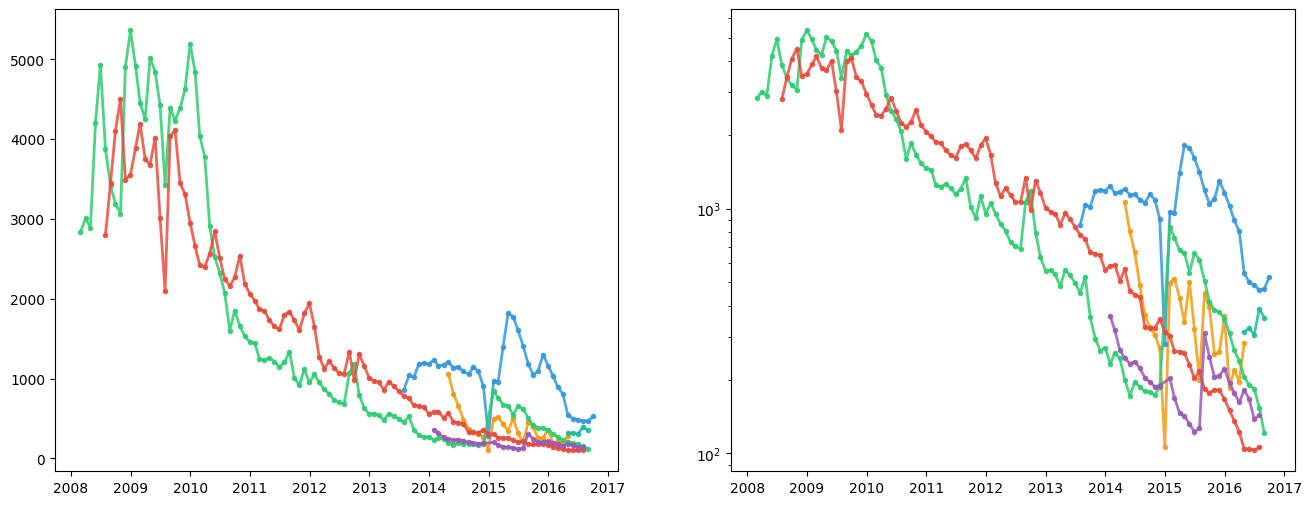
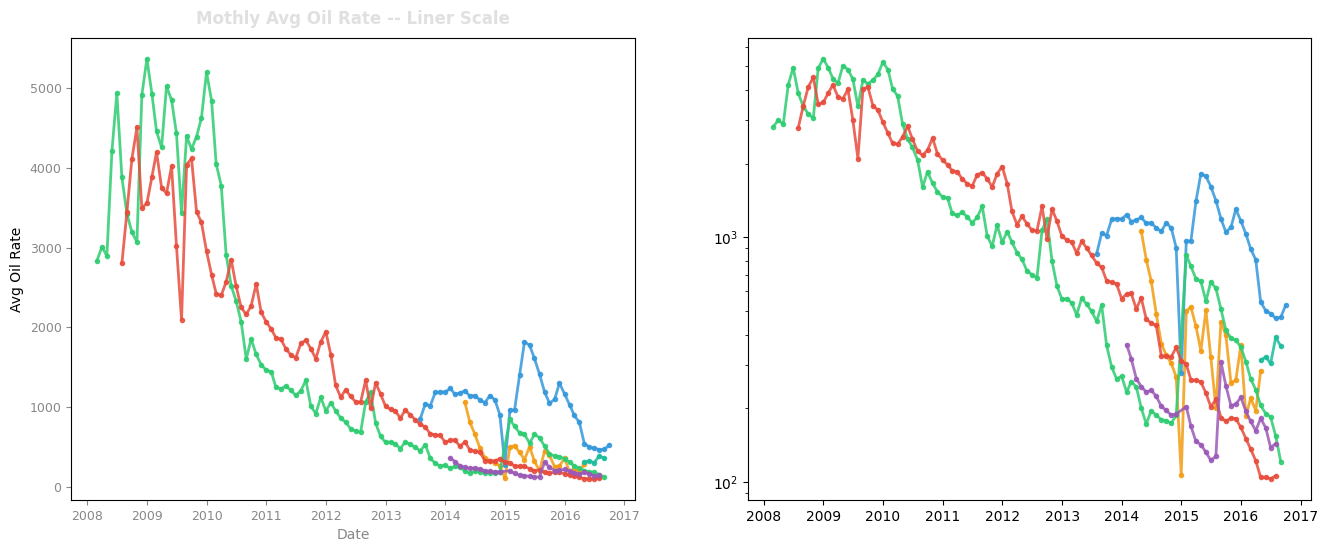
Unified diff of the notebook cell whose output changed from the first chart to the second:
--- before
+++ after
@@ -124,3 +124,12 @@
                          alpha =0.85,
                          label = well_name)
-        
+
+# ax.set_title('Daily oil Production Rate ',fontsize=12, fontweight='bold',color=TEXT, pad=10)
+# ax.set_xlabel('Date', fontsize =10 , color = MUTED)
+# ax.set_ylabel('Oil Rate (sm^3/day , 24 hr normalized)')
+# ax.tick_params(colors=MUTED , labelsize =9)                
+
+axes[0].set_title('Mothly Avg Oil Rate -- Liner Scale',fontsize=12, fontweight='bold',color=TEXT, pad=10)
+axes[0].set_xlabel('Date',fontsize = 10, color = MUTED)
+axes[0].set_ylabel('Avg Oil Rate')
+axes[0].tick_params(colors=MUTED , labelsize = 9)

Commit: added labels, title for liner scale plot.